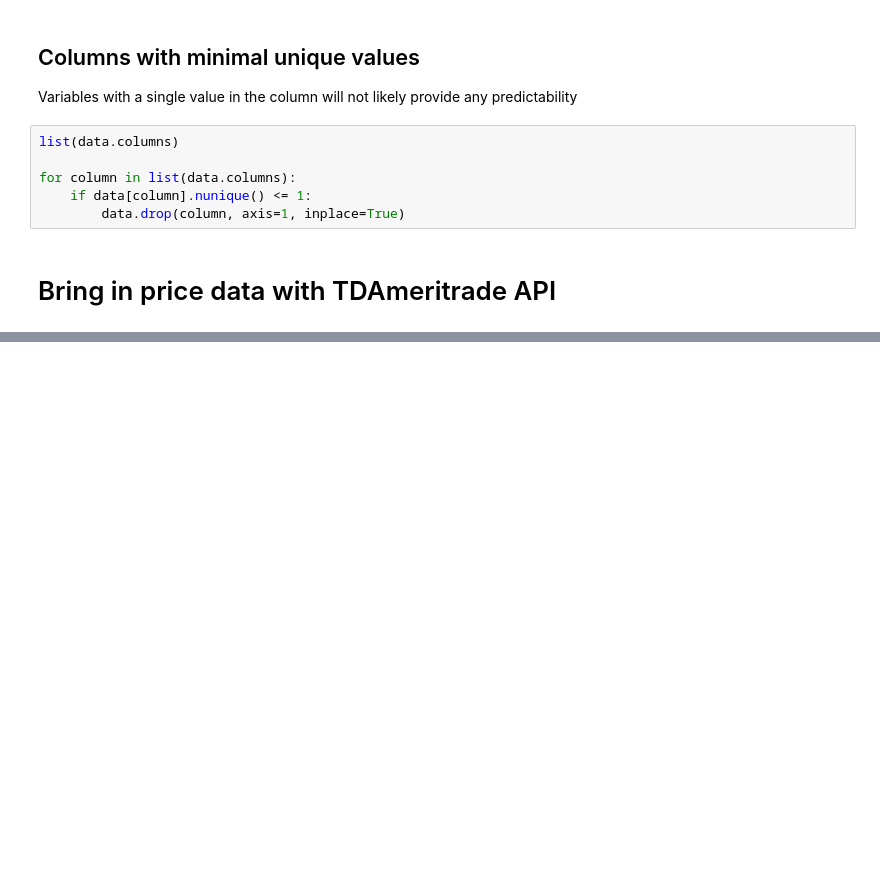
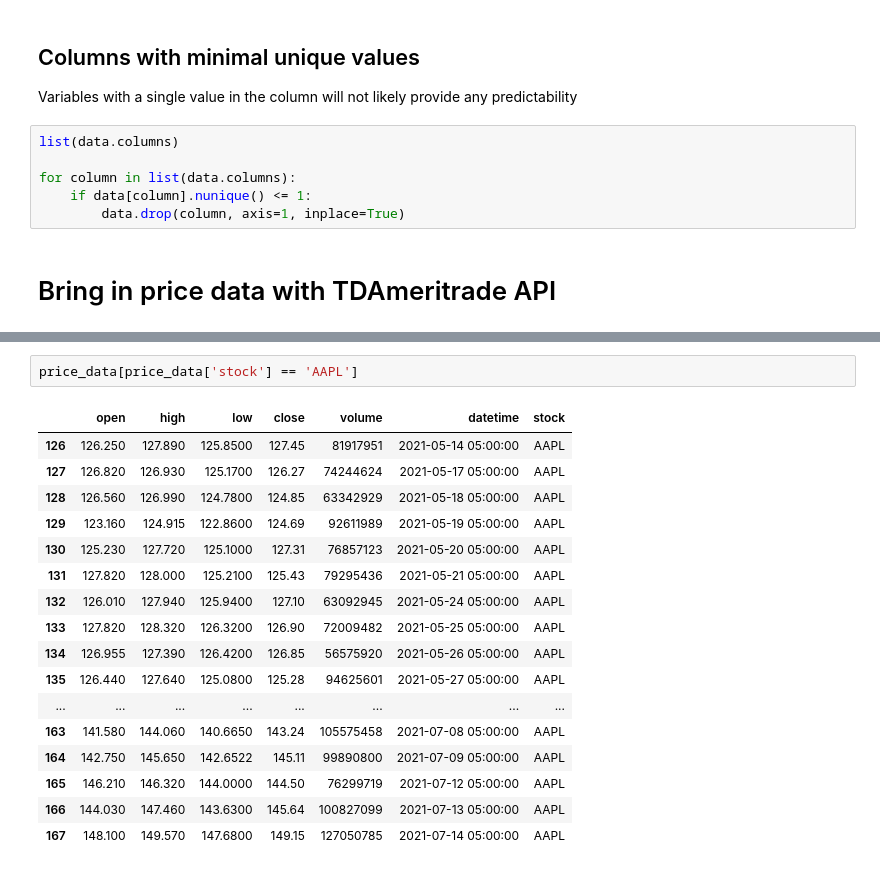
Before and after one commit to 18182324/wsb-sentiment-analysis, a Jupyter notebook: model.ipynb, the cells around one changed output, grey strips where cells are left out. Drawn from its saved outputs; the diff is of its cells as text; blank space fills up the shorter version.

```diff
--- a/model.ipynb
+++ b/model.ipynb
@@ -255,0 +271,20 @@ aapl_price_data
+# %%
+price_data[price_data['stock'] == 'AAPL']
+# %% [output]
+|  | open | high | low | close | volume | datetime | stock |
+| 126 | 126.250 | 127.890 | 125.8500 | 127.45 | 81917951 | 2021-05-14 05:00:00 | AAPL |
+| 127 | 126.820 | 126.930 | 125.1700 | 126.27 | 74244624 | 2021-05-17 05:00:00 | AAPL |
+| 128 | 126.560 | 126.990 | 124.7800 | 124.85 | 63342929 | 2021-05-18 05:00:00 | AAPL |
+| 129 | 123.160 | 124.915 | 122.8600 | 124.69 | 92611989 | 2021-05-19 05:00:00 | AAPL |
+| 130 | 125.230 | 127.720 | 125.1000 | 127.31 | 76857123 | 2021-05-20 05:00:00 | AAPL |
+| 131 | 127.820 | 128.000 | 125.2100 | 125.43 | 79295436 | 2021-05-21 05:00:00 | AAPL |
+| 132 | 126.010 | 127.940 | 125.9400 | 127.10 | 63092945 | 2021-05-24 05:00:00 | AAPL |
+| 133 | 127.820 | 128.320 | 126.3200 | 126.90 | 72009482 | 2021-05-25 05:00:00 | AAPL |
+| 134 | 126.955 | 127.390 | 126.4200 | 126.85 | 56575920 | 2021-05-26 05:00:00 | AAPL |
+| 135 | 126.440 | 127.640 | 125.0800 | 125.28 | 94625601 | 2021-05-27 05:00:00 | AAPL |
+| ... | ... | ... | ... | ... | ... | ... | ... |
+| 163 | 141.580 | 144.060 | 140.6650 | 143.24 | 105575458 | 2021-07-08 05:00:00 | AAPL |
+| 164 | 142.750 | 145.650 | 142.6522 | 145.11 | 99890800 | 2021-07-09 05:00:00 | AAPL |
+| 165 | 146.210 | 146.320 | 144.0000 | 144.50 | 76299719 | 2021-07-12 05:00:00 | AAPL |
+| 166 | 144.030 | 147.460 | 143.6300 | 145.64 | 100827099 | 2021-07-13 05:00:00 | AAPL |
+| 167 | 148.100 | 149.570 | 147.6800 | 149.15 | 127050785 | 2021-07-14 05:00:00 | AAPL |
```
Also changed, not shown: parts of 7 cells of this notebook, 3 other files.
